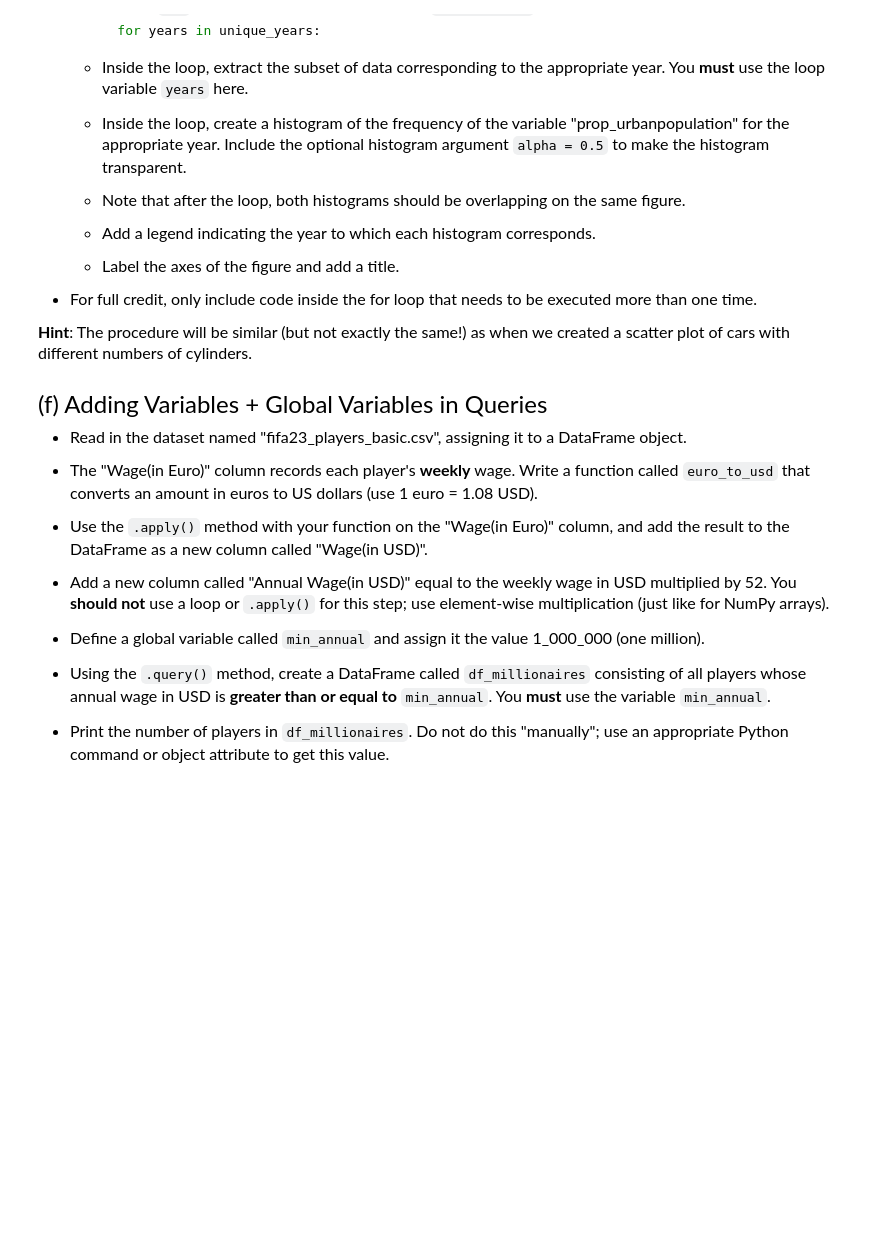
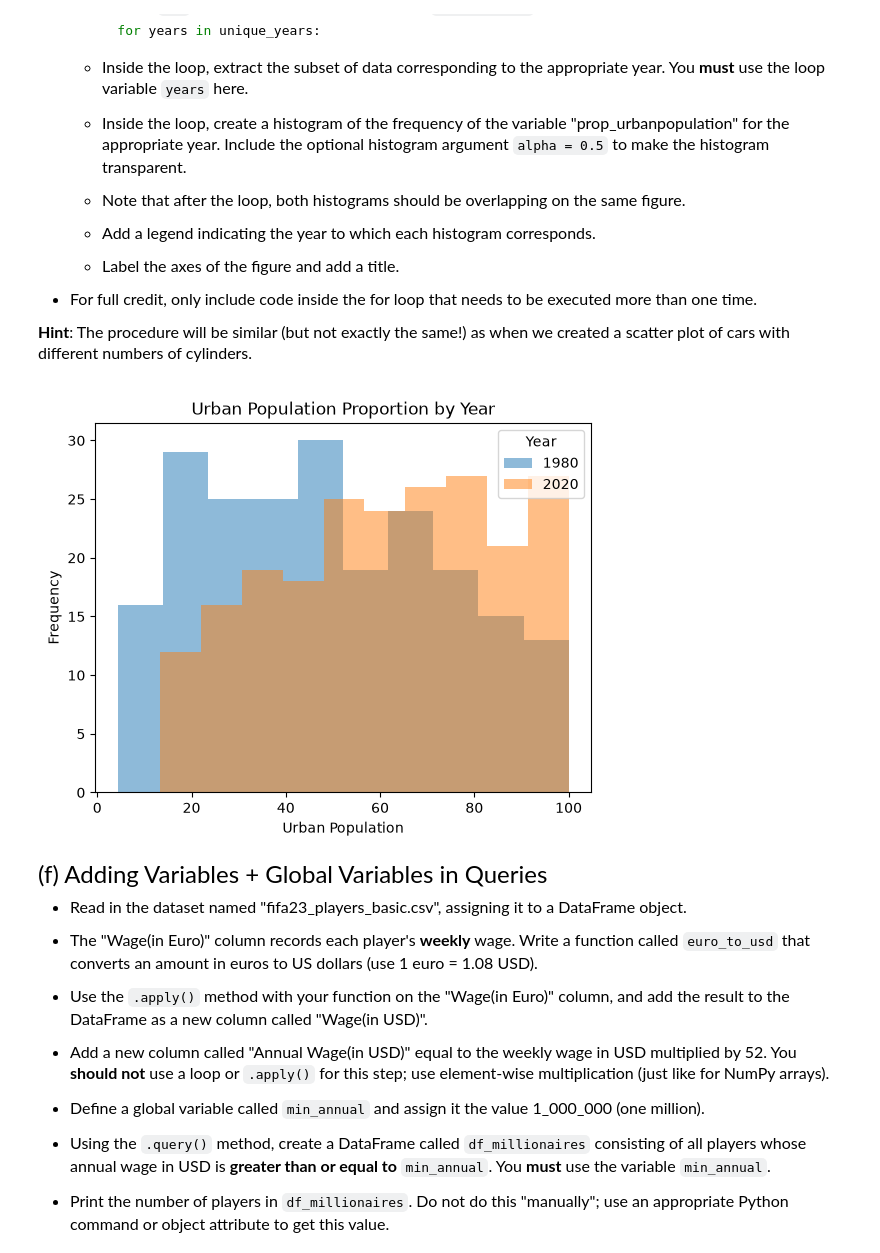
Before and after one commit to JoshuaKozo/datasci185fall2026, a Jupyter notebook: _assignments/assignment_07/Assignment7.ipynb, the cells around one changed output. Saved outputs shown, nothing was run; the diff lists cells and outputs as text; code cells hidden in the pictures; blank space fills up the shorter version.

```diff
--- a/_assignments/assignment_07/Assignment7.ipynb
+++ b/_assignments/assignment_07/Assignment7.ipynb
@@ -46,0 +46,16 @@ import matplotlib.pyplot as plt
+# %%
+# Write your answer here:
+
+df = pd.read_csv("data/features.csv")
+
+print(type(df))
+
+car_colnames = df.columns
+
+print(car_colnames)
+
+df_cyl_wt = df[[car_colnames[1],car_colnames[4]]]
+
+print(df.loc[10, "vehicle_id"])
+
+df_block = df.iloc[20:30, :3]
@@ -136,3 +188,21 @@ import matplotlib.pyplot as plt
+# %%
+# Write your answer here:
+
+df_urban = pd.read_csv("data/wdi_urban.csv")
+
+unique_years = df_urban["year"].unique()
+
+for years in unique_years:
+    df = df_urban.query("year == @years")
+    plt.hist(df["prop_urbanpopulation"], alpha = 0.5, label = years)
+
+plt.xlabel("Urban Population")
+plt.ylabel("Frequency")
+plt.title("Urban Population Proportion by Year")
+plt.legend(title = "Year")
+plt.show()
+# %% [output]
+[figure, added]
 # %% [markdown]
 <font size = "5">
 
```
Also changed, not shown: parts of 14 cells of this notebook, 2 other files.
